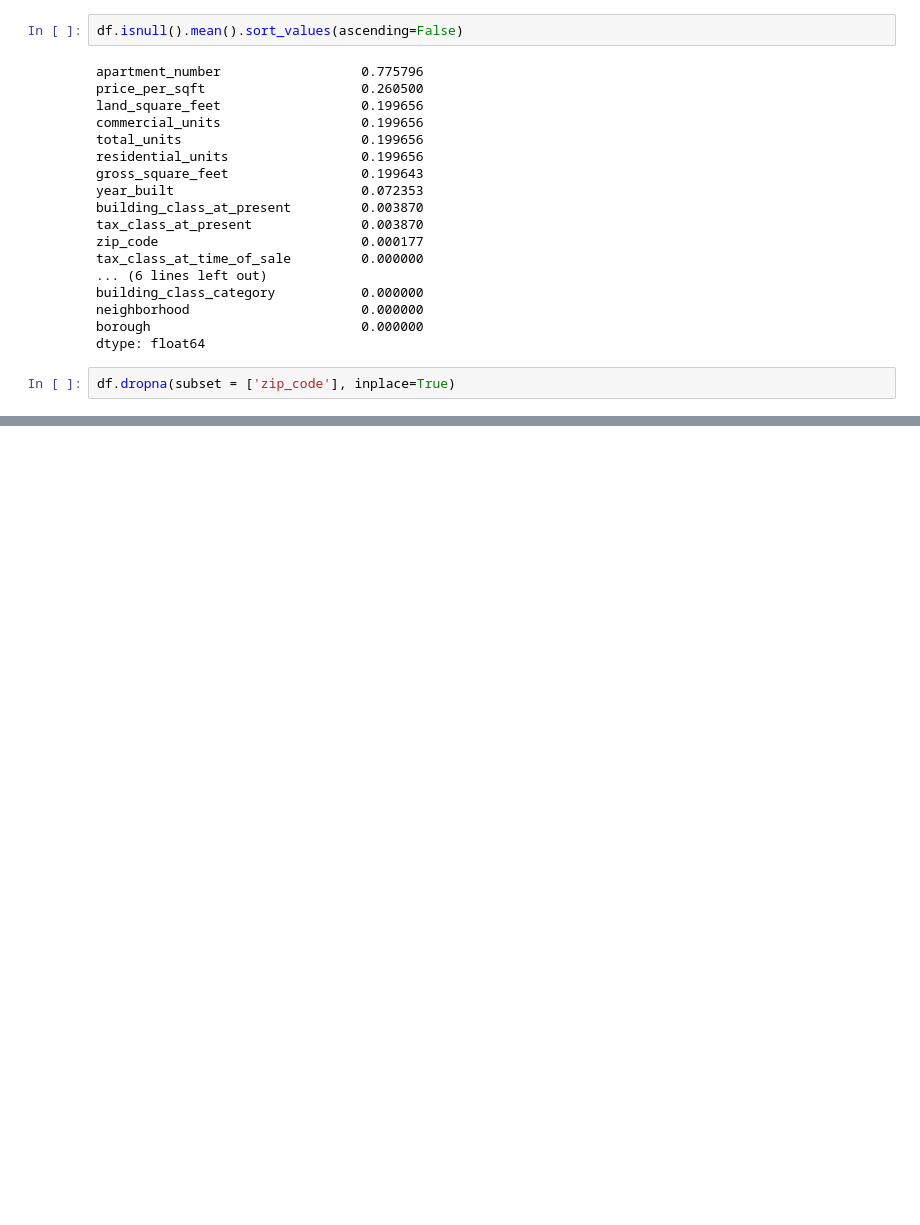
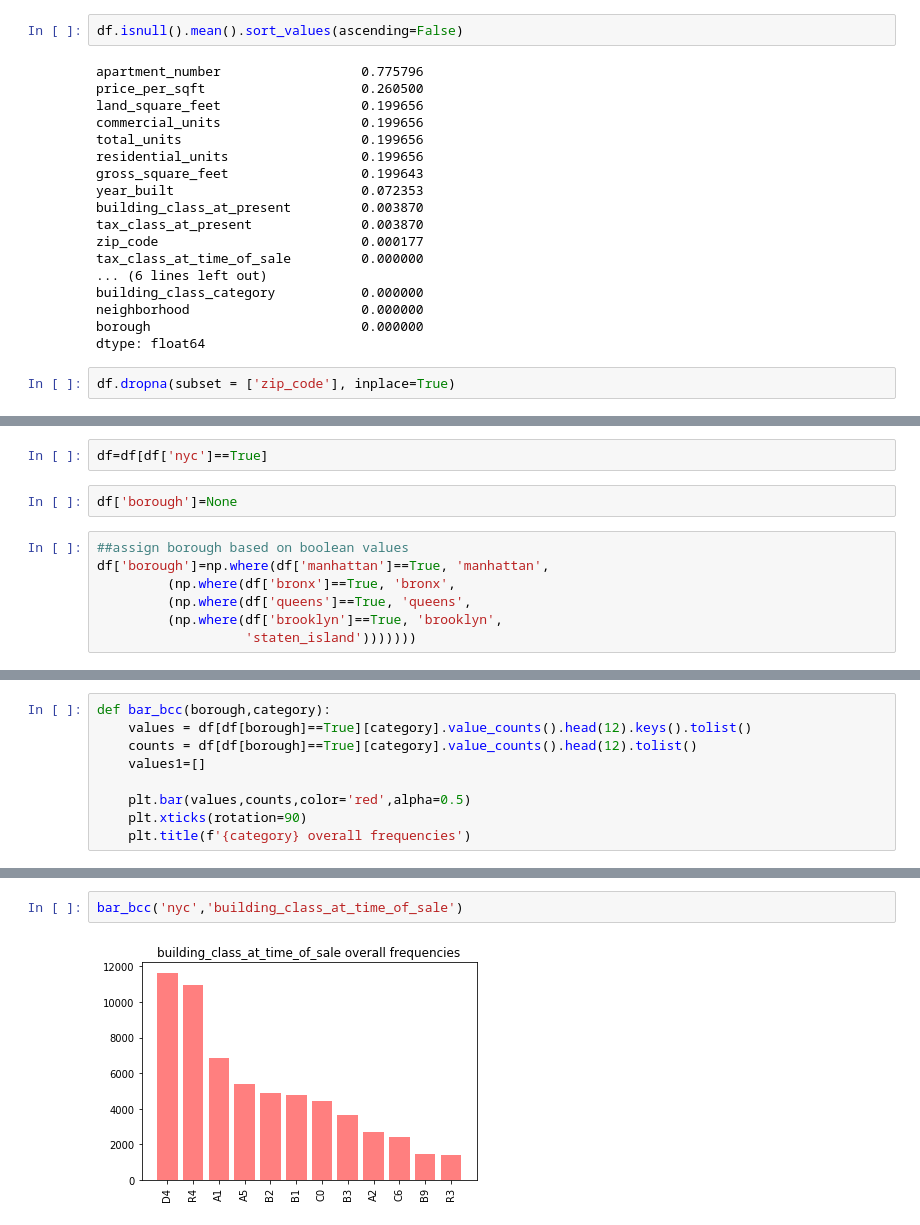
Before and after one commit to FredaXin/client_project, a Jupyter notebook: Jamie/EDA_nyc_dept.ipynb, the cells around one changed output, grey strips where cells are left out. Drawn from its saved outputs; the diff is of its cells as text; blank space fills up the shorter version.

Commit message:
adding graphs,geocoder

```diff
--- a/Jamie/EDA_nyc_dept.ipynb
+++ b/Jamie/EDA_nyc_dept.ipynb
@@ -209,0 +95,11 @@ df[((df['in_si']==True)|(df['in_mh']==True)|(df['in_qu']==True)|(df['in_bx']==Tr
+# %%
+df=df[df['nyc']==True]
+# %%
+df['borough']=None
+# %%
+##assign borough based on boolean values
+df['borough']=np.where(df['manhattan']==True, 'manhattan',
+         (np.where(df['bronx']==True, 'bronx',
+         (np.where(df['queens']==True, 'queens',
+         (np.where(df['brooklyn']==True, 'brooklyn',
+                   'staten_island')))))))
@@ -209,0 +108,9 @@ df[((df['in_si']==True)|(df['in_mh']==True)|(df['in_qu']==True)|(df['in_bx']==Tr
+# %%
+def bar_bcc(borough,category):
+    values = df[df[borough]==True][category].value_counts().head(12).keys().tolist()
+    counts = df[df[borough]==True][category].value_counts().head(12).tolist()
+    values1=[]
+
+    plt.bar(values,counts,color='red',alpha=0.5)
+    plt.xticks(rotation=90)
+    plt.title(f'{category} overall frequencies')
@@ -209,0 +129,4 @@ df[((df['in_si']==True)|(df['in_mh']==True)|(df['in_qu']==True)|(df['in_bx']==Tr
+# %%
+bar_bcc('nyc','building_class_at_time_of_sale')
+# %% [output]
+[figure, added]
```
Also changed, not shown: parts of 76 cells of this notebook, 9 other files.
